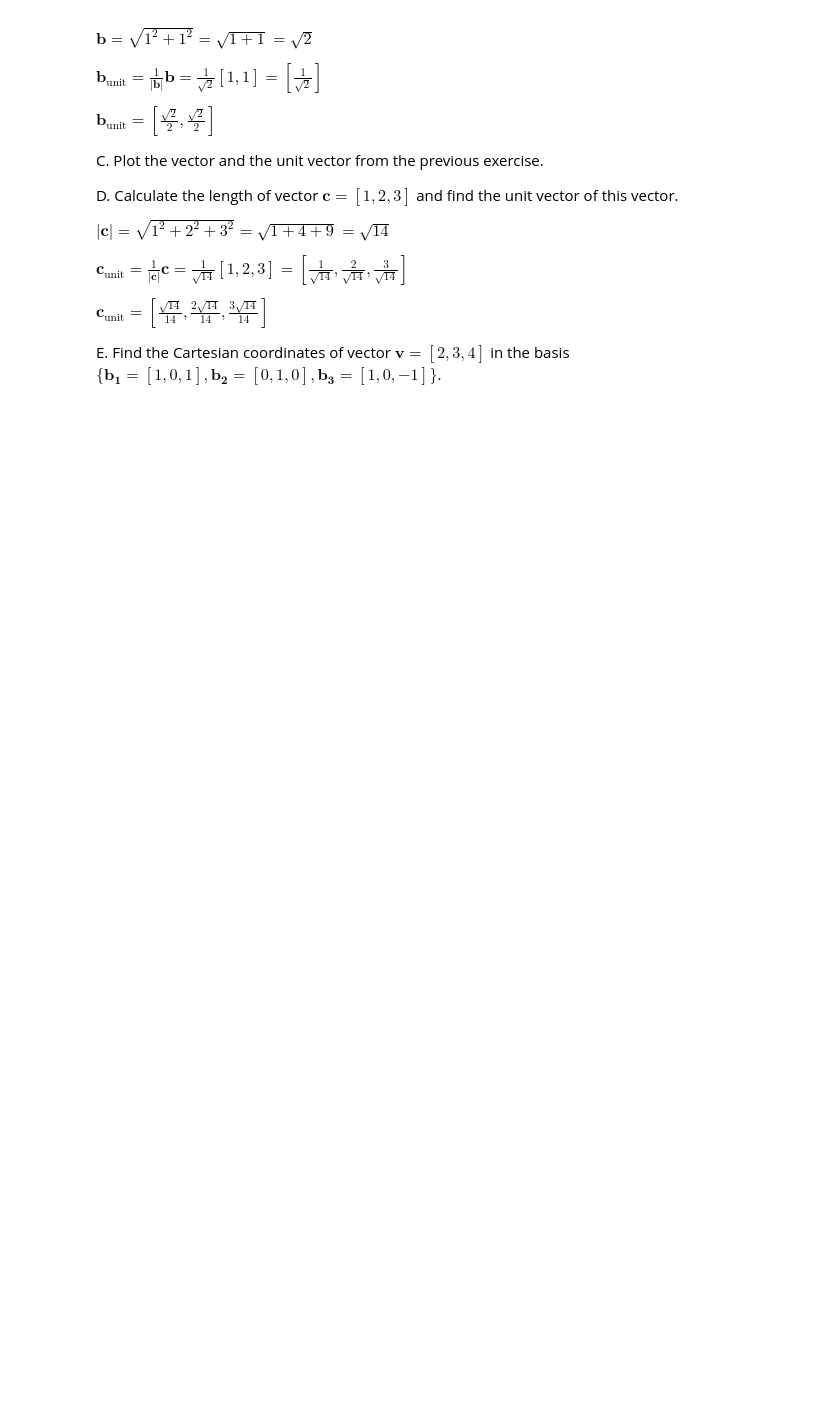
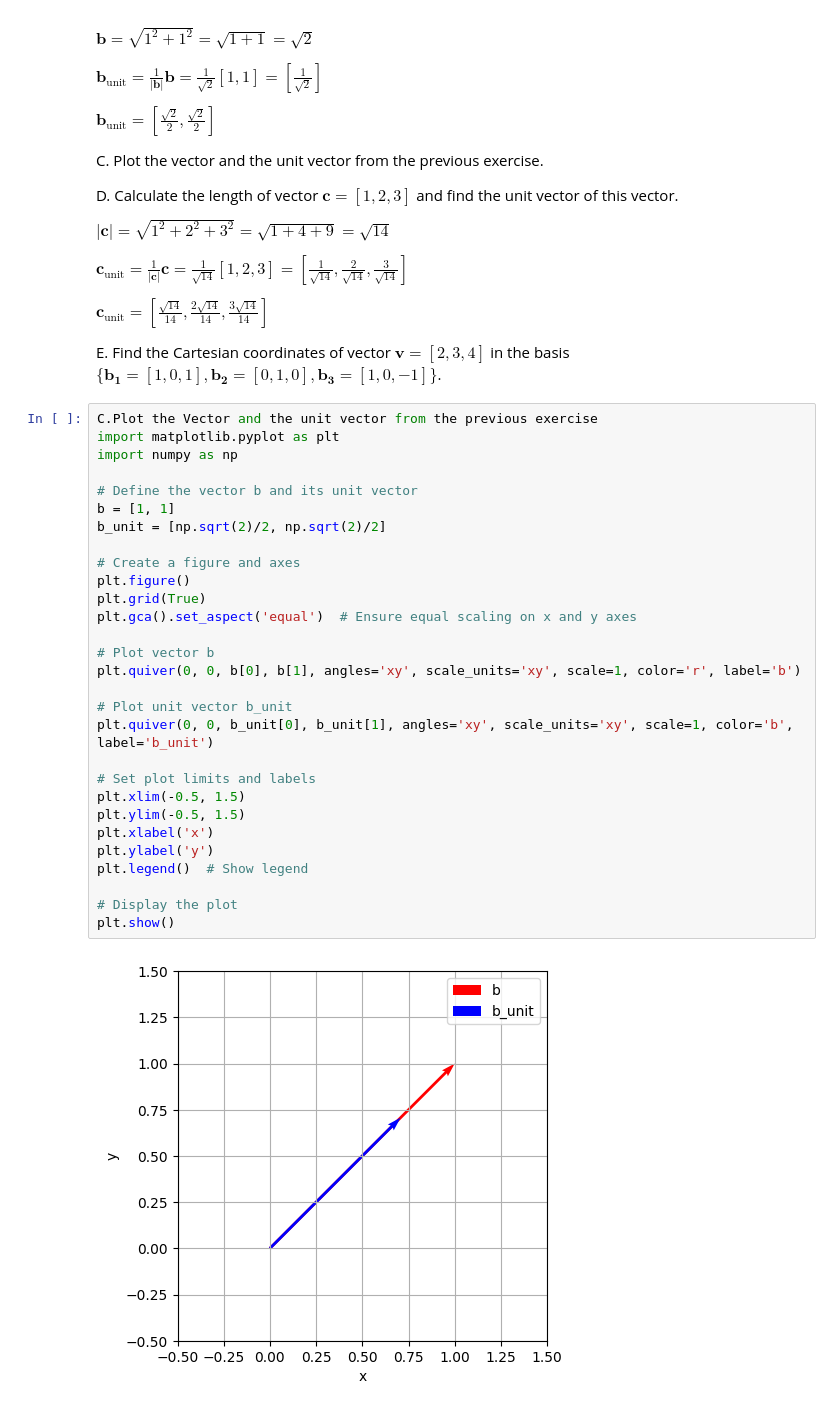
Before and after one commit to Pauline-dev-create/Math-2024-25-Winter, a Jupyter notebook: Notebooks_EN/01_Linear_Algebra/03_Vectors/LA_Vectors_introduction.ipynb, the cells around one changed output. Drawn from its saved outputs; the diff is of its cells as text; blank space fills up the shorter version.

```diff
--- a/Notebooks_EN/01_Linear_Algebra/03_Vectors/LA_Vectors_introduction.ipynb
+++ b/Notebooks_EN/01_Linear_Algebra/03_Vectors/LA_Vectors_introduction.ipynb
@@ -206,3 +206,34 @@ $\mathbf{c}_{\text{unit}}=\frac{1}{|\mathbf{c}|}\mathbf{c}=\frac{1}{\sqrt{14}}[1
 $\mathbf{c}_{\text{unit}}=\left[\frac{\sqrt{14}}{14},\frac{2\sqrt{14}}{14},\frac{3\sqrt{14}}{14}\right]$
 
 E. Find the Cartesian coordinates of vector $\mathbf{v} = [2, 3, 4]$ in the basis $\{\mathbf{b_1} = [1, 0, 1], \mathbf{b_2} = [0, 1, 0], \mathbf{b_3} = [1, 0, -1]\}$.
+# %%
+C.Plot the Vector and the unit vector from the previous exercise
+import matplotlib.pyplot as plt
+import numpy as np
+
+# Define the vector b and its unit vector
+b = [1, 1]
+b_unit = [np.sqrt(2)/2, np.sqrt(2)/2]
+
+# Create a figure and axes
+plt.figure()
+plt.grid(True)
+plt.gca().set_aspect('equal')  # Ensure equal scaling on x and y axes
+
+# Plot vector b
+plt.quiver(0, 0, b[0], b[1], angles='xy', scale_units='xy', scale=1, color='r', label='b')
+
+# Plot unit vector b_unit
+plt.quiver(0, 0, b_unit[0], b_unit[1], angles='xy', scale_units='xy', scale=1, color='b', label='b_unit')
+
+# Set plot limits and labels
+plt.xlim(-0.5, 1.5)
+plt.ylim(-0.5, 1.5)
+plt.xlabel('x')
+plt.ylabel('y')
+plt.legend()  # Show legend
+
+# Display the plot
+plt.show()
+# %% [output]
+[figure, added]
```
